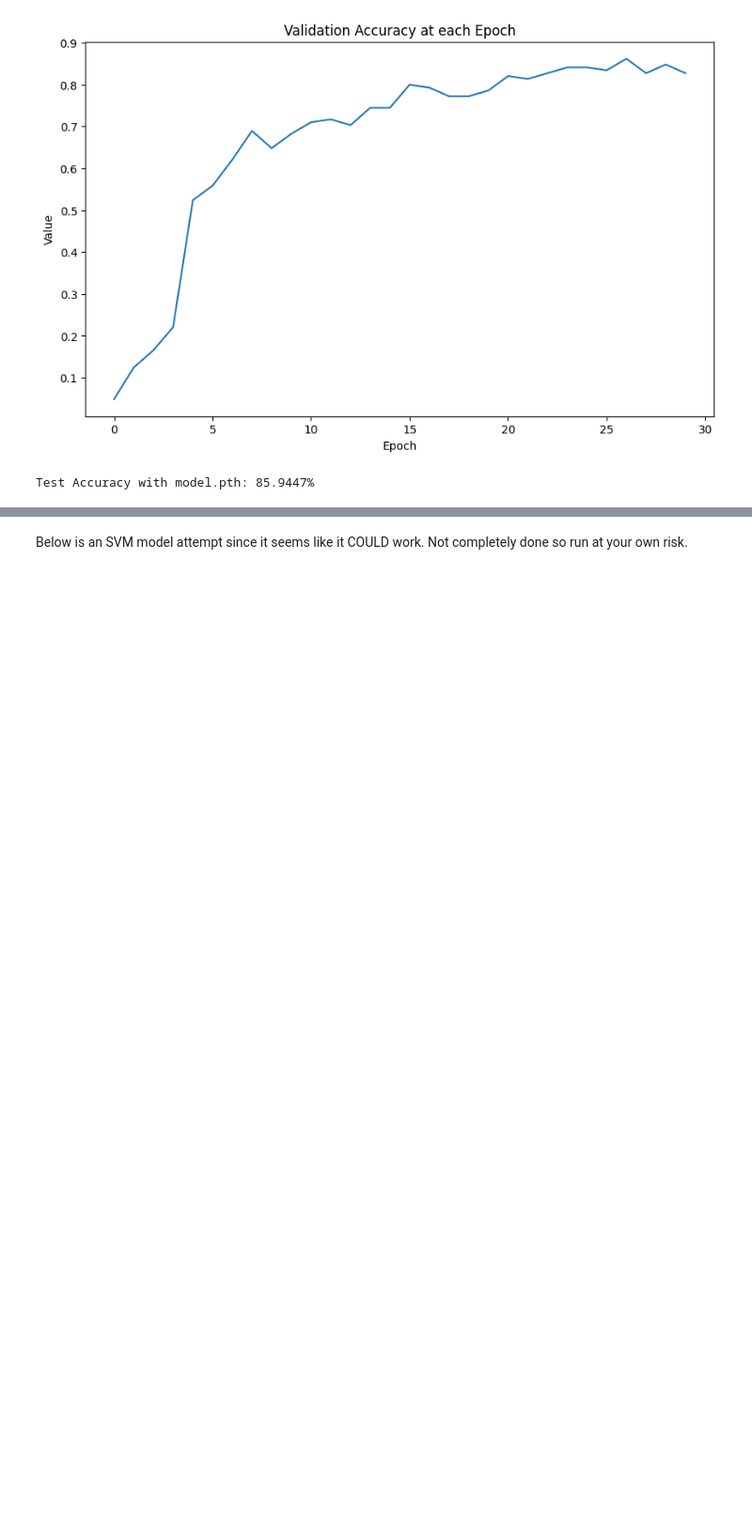
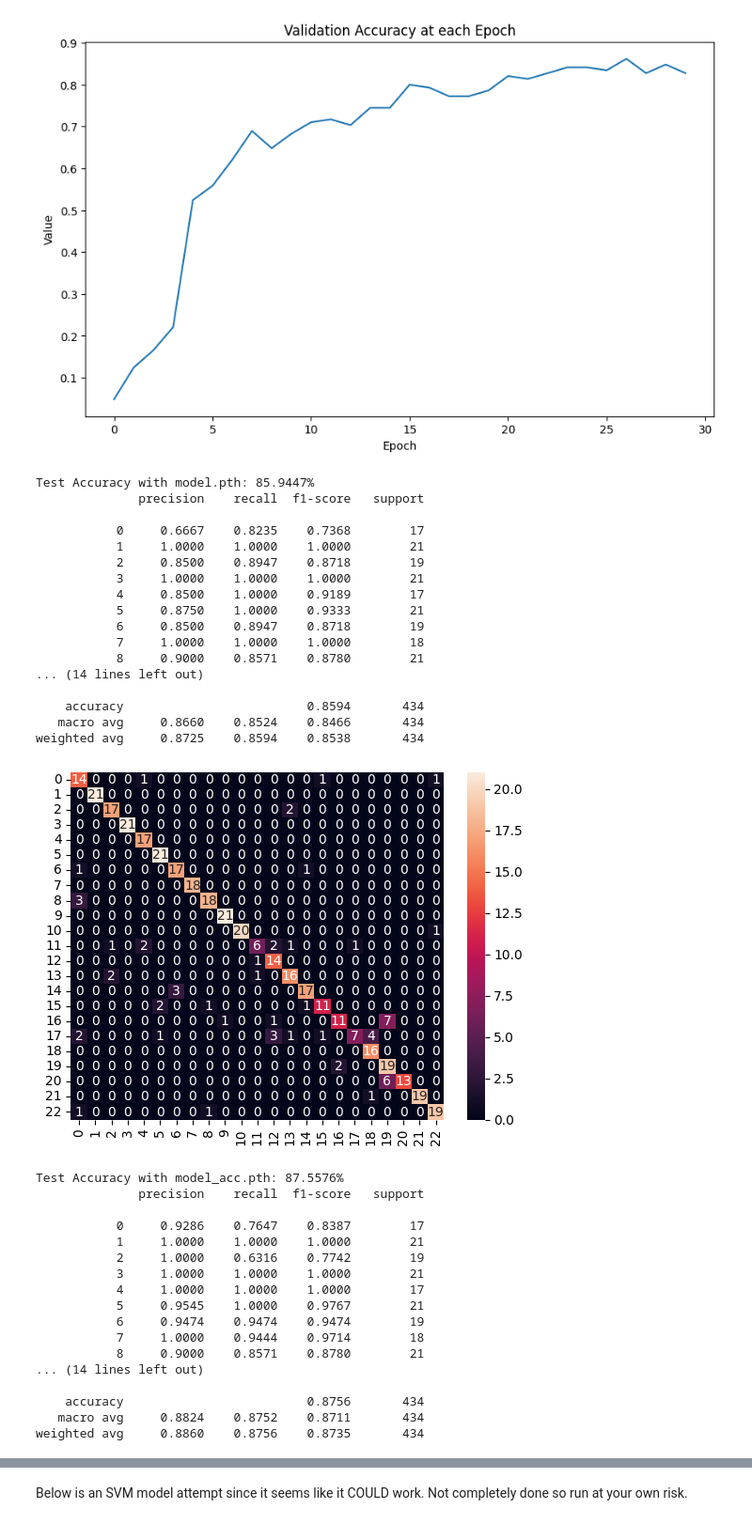
Before and after one commit to rij6khan/asl-letter-detection, a Jupyter notebook: model.ipynb, the cells around one changed output, grey strips where cells are left out. Shown at 94% size. Saved outputs shown, nothing was run; the diff lists cells and outputs as text; code cells hidden in the pictures; blank space fills up the shorter version.

```diff
--- a/model.ipynb
+++ b/model.ipynb
@@ -307,30 +312,85 @@ plt.show()
 [figure]
 # %%
 #testing the model
-x_test = np.array(x_test).reshape(-1, 21, 3)
-y_test = np.array(y_test)
-
-x_test_tensor = torch.tensor(data=x_test, dtype=torch.float32)
-y_test_tensor = torch.tensor(data=y_test, dtype=torch.long)
 test_dataset = TensorDataset(x_test_tensor, y_test_tensor)
 test_loader = DataLoader(test_dataset, batch_size=64, shuffle=True)
 
-#load most optimal model (lowest validation loss) from training loop
+#load model.pth (best validation loss) from training loop
 cnn.load_state_dict(torch.load('model.pth'))
 cnn.to(device)
 cnn.eval()
 preds = []
 labels = []
 with torch.no_grad():
   for batch_sequences, batch_labels in test_loader:
     batch_sequences = batch_sequences.to(device)
 
     logits = cnn(batch_sequences)
 
     preds.extend(torch.argmax(logits, dim=1).cpu().numpy())
     labels.extend(batch_labels.cpu().numpy())
 
 test_accuracy = accuracy_score(labels, preds)
 print(f"Test Accuracy with model.pth: {test_accuracy * 100:.4f}%")
+print(classification_report(labels, preds, digits=4))
+confusion_matrix_acc = confusion_matrix(labels, preds)
+sns.heatmap(confusion_matrix_acc, annot=True)
+plt.show()
+
+#load model_acc.pth (best validation accuracy) from training loop for comparison
+cnn.load_state_dict(torch.load('model_acc.pth'))
+cnn.to(device)
+cnn.eval()
+preds = []
+labels = []
+with torch.no_grad():
+  for batch_sequences, batch_labels in test_loader:
+    batch_sequences = batch_sequences.to(device)
+
+    logits = cnn(batch_sequences)
+
+    preds.extend(torch.argmax(logits, dim=1).cpu().numpy())
+    labels.extend(batch_labels.cpu().numpy())
+
+test_accuracy = accuracy_score(labels, preds)
+print(f"Test Accuracy with model_acc.pth: {test_accuracy * 100:.4f}%")
+print(classification_report(labels, preds, digits=4))
+confusion_matrix_acc = confusion_matrix(labels, preds)
+sns.heatmap(confusion_matrix_acc, annot=True)
+plt.show()
 # %% [output]
 Test Accuracy with model.pth: 85.9447%
+              precision    recall  f1-score   support
+
+           0     0.6667    0.8235    0.7368        17
+           1     1.0000    1.0000    1.0000        21
+           2     0.8500    0.8947    0.8718        19
+           3     1.0000    1.0000    1.0000        21
+           4     0.8500    1.0000    0.9189        17
+           5     0.8750    1.0000    0.9333        21
+           6     0.8500    0.8947    0.8718        19
+           7     1.0000    1.0000    1.0000        18
+           8     0.9000    0.8571    0.8780        21
+... (14 lines left out)
+
+    accuracy                         0.8594       434
+   macro avg     0.8660    0.8524    0.8466       434
+weighted avg     0.8725    0.8594    0.8538       434
+[figure, added]
+Test Accuracy with model_acc.pth: 87.5576%
+              precision    recall  f1-score   support
+
+           0     0.9286    0.7647    0.8387        17
+           1     1.0000    1.0000    1.0000        21
+           2     1.0000    0.6316    0.7742        19
+           3     1.0000    1.0000    1.0000        21
+           4     1.0000    1.0000    1.0000        17
+           5     0.9545    1.0000    0.9767        21
+           6     0.9474    0.9474    0.9474        19
+           7     1.0000    0.9444    0.9714        18
+           8     0.9000    0.8571    0.8780        21
+... (14 lines left out)
+
+    accuracy                         0.8756       434
+   macro avg     0.8824    0.8752    0.8711       434
+weighted avg     0.8860    0.8756    0.8735       434
```
Also changed, not shown: parts of 4 cells of this notebook.
